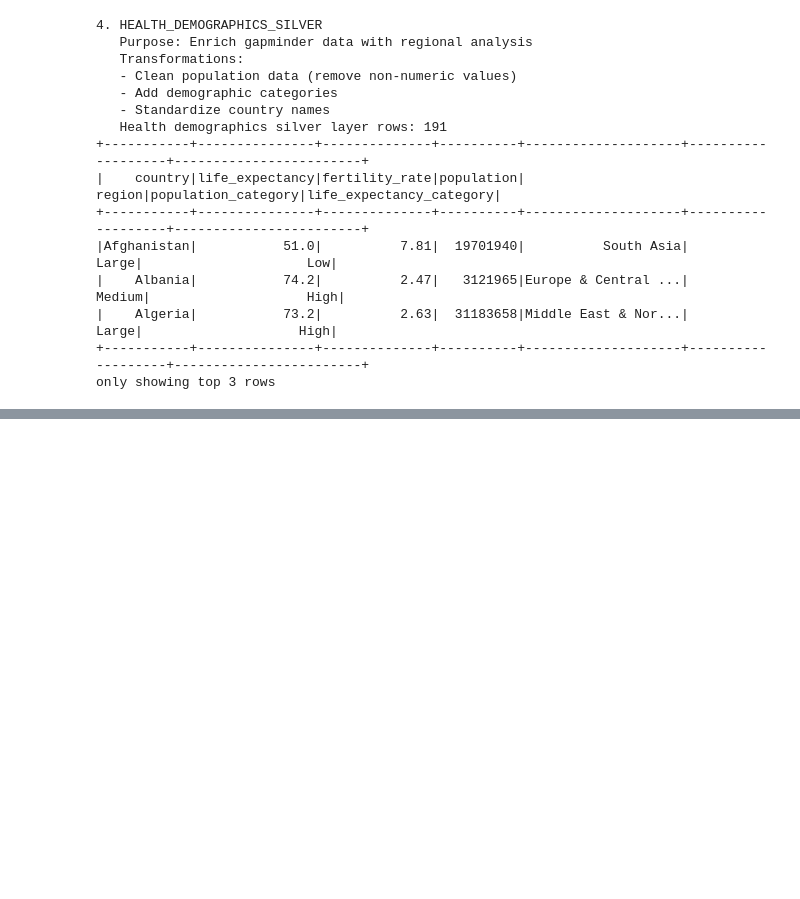
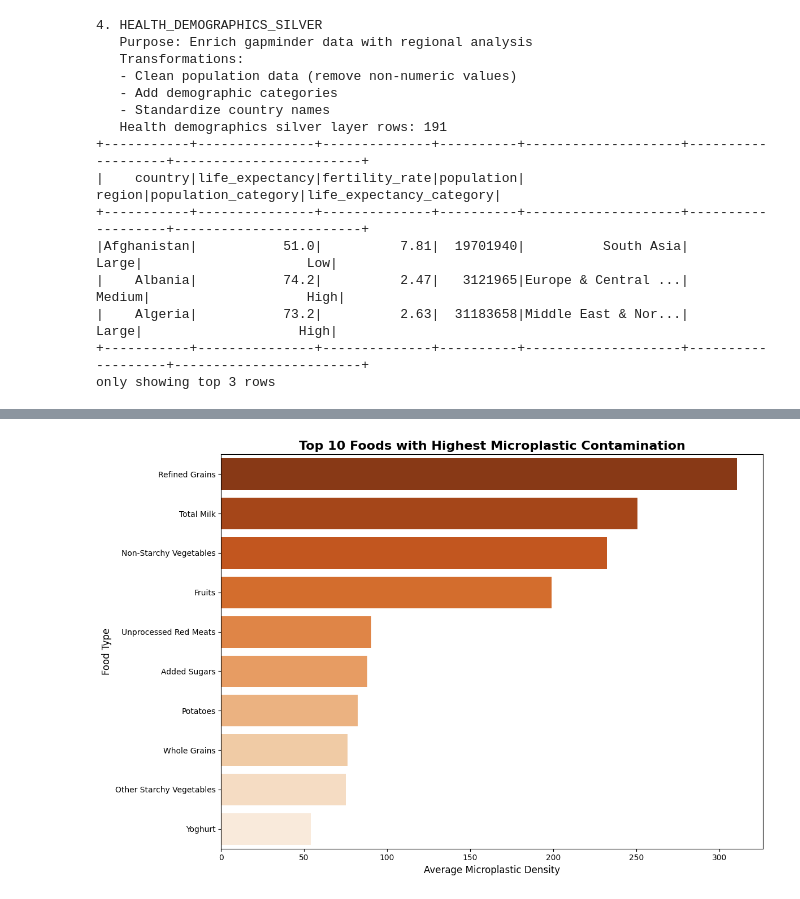
Before and after one commit to AnthonyGrod/MicroplasticAnalyzer, a Jupyter notebook: explorer.ipynb, the cells around one changed output, grey strips where cells are left out. Cells and saved outputs as stored; diff of their text form; code cells hidden in the pictures; blank space fills up the shorter version.

```diff
--- a/explorer.ipynb
+++ b/explorer.ipynb
@@ -456,0 +861,90 @@ only showing top 3 rows
+# %%
+# VISUALIZATION 6: Top 10 Foods with Highest Contamination
+print("QUESTION 6: Top 10 Foods with Highest Microplastic Density")
+
+top_foods_pd = top_foods_gold.limit(10).toPandas()
+
+plt.figure(figsize=(12, 8))
+sns.barplot(data=top_foods_pd, x='avg_microplastic_density', y='food_type',
+            hue='food_type', palette='Oranges_r', legend=False)
+plt.title('Top 10 Foods with Highest Microplastic Contamination', fontsize=16, fontweight='bold')
+plt.xlabel('Average Microplastic Density', fontsize=12)
+plt.ylabel('Food Type', fontsize=12)
+plt.tight_layout()
+plt.savefig('data/plots/q6_top_foods_contamination.png', dpi=300, bbox_inches='tight')
+plt.show()
+
+print(f"Plot 6 saved: data/plots/q6_top_foods_contamination.png")
+print(f"Top 10 most contaminated foods:")
+for i, row in top_foods_pd.iterrows():
+    print(f"{i+1:2d}. {row['food_type']}: {row['avg_microplastic_density']:.2f}")
+
+# VISUALIZATION 7: Fertility Rate vs Microplastic Correlation
+print(f"\nQUESTION 7: Fertility Rate vs Microplastic Contamination")
+
+# Join health and food data
+fertility_microplastics = health_silver.select("country", "fertility_rate", "region").join(
+    food_silver.groupBy("country").agg(avg("microplastic_density").alias("avg_contamination")),
+    "country", "inner"
+)
+
+fertility_micro_pd = fertility_microplastics.toPandas()
+
+plt.figure(figsize=(12, 8))
+regions = fertility_micro_pd['region'].unique()
+colors = plt.cm.Set3(np.linspace(0, 1, len(regions)))
+
+for region, color in zip(regions, colors):
+    if pd.notna(region):
+        data = fertility_micro_pd[fertility_micro_pd['region'] == region]
+        plt.scatter(data['fertility_rate'], data['avg_contamination'],
+                   label=region, alpha=0.7, s=100, color=color)
+
+plt.title('Fertility Rate vs Microplastic Contamination by Region', fontsize=16, fontweight='bold')
+plt.xlabel('Fertility Rate', fontsize=12)
+plt.ylabel('Average Microplastic Density', fontsize=12)
+plt.legend(bbox_to_anchor=(1.05, 1), loc='upper left')
+plt.grid(True, alpha=0.3)
+plt.tight_layout()
+plt.savefig('data/plots/q7_fertility_contamination.png', dpi=300, bbox_inches='tight')
+plt.show()
+
+print(f"Plot 7 saved: data/plots/q7_fertility_contamination.png")
+
+# VISUALIZATON 8: Life Expectancy vs Microplastic Correlation
+print(f"\nQUESTION 8: Life Expectancy vs Microplastic Contamination")
+
+# Join health and food data
+life_exp_microplastics = health_silver.select("country", "life_expectancy", "region").join(
+    food_silver.groupBy("country").agg(avg("microplastic_density").alias("avg_contamination")),
+    "country", "inner"
+)
+
+life_exp_micro_pd = life_exp_microplastics.toPandas()
+
+plt.figure(figsize=(12, 8))
+for region, color in zip(regions, colors):
+    if pd.notna(region):
+        data = life_exp_micro_pd[life_exp_micro_pd['region'] == region]
+        plt.scatter(data['life_expectancy'], data['avg_contamination'],
+                   label=region, alpha=0.7, s=100, color=color)
+
+plt.title('Life Expectancy vs Microplastic Contamination by Region', fontsize=16, fontweight='bold')
+plt.xlabel('Life Expectancy (years)', fontsize=12)
+plt.ylabel('Average Microplastic Density', fontsize=12)
+plt.legend(bbox_to_anchor=(1.05, 1), loc='upper left')
+plt.grid(True, alpha=0.3)
+plt.tight_layout()
+plt.savefig('data/plots/q8_life_expectancy_contamination.png', dpi=300, bbox_inches='tight')
+plt.show()
+
+print(f"Plot 8 saved: data/plots/q8_life_expectancy_contamination.png")
+
+spark.stop()
+
+print(f"\n ALL VISUALIZATIONS COMPLETED!")
+print("="*50)
+print(f"All plots saved in: data/plots/")
+print(f"Gold layer tables saved in: data/gold/")
+print(f"8 analysis questions fully answered with visualizations!")
+# %% [output]
@@ -456,0 +952 @@ only showing top 3 rows
+[figure, added]
```
Also changed, not shown: parts of 14 cells of this notebook.
